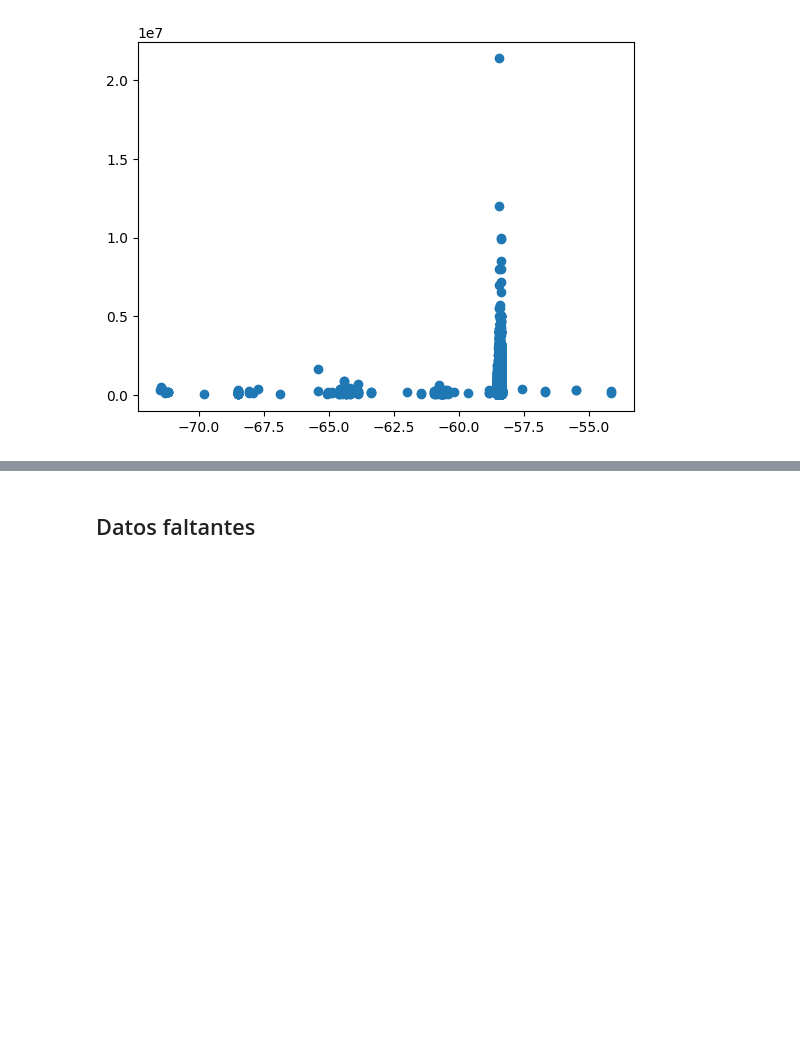
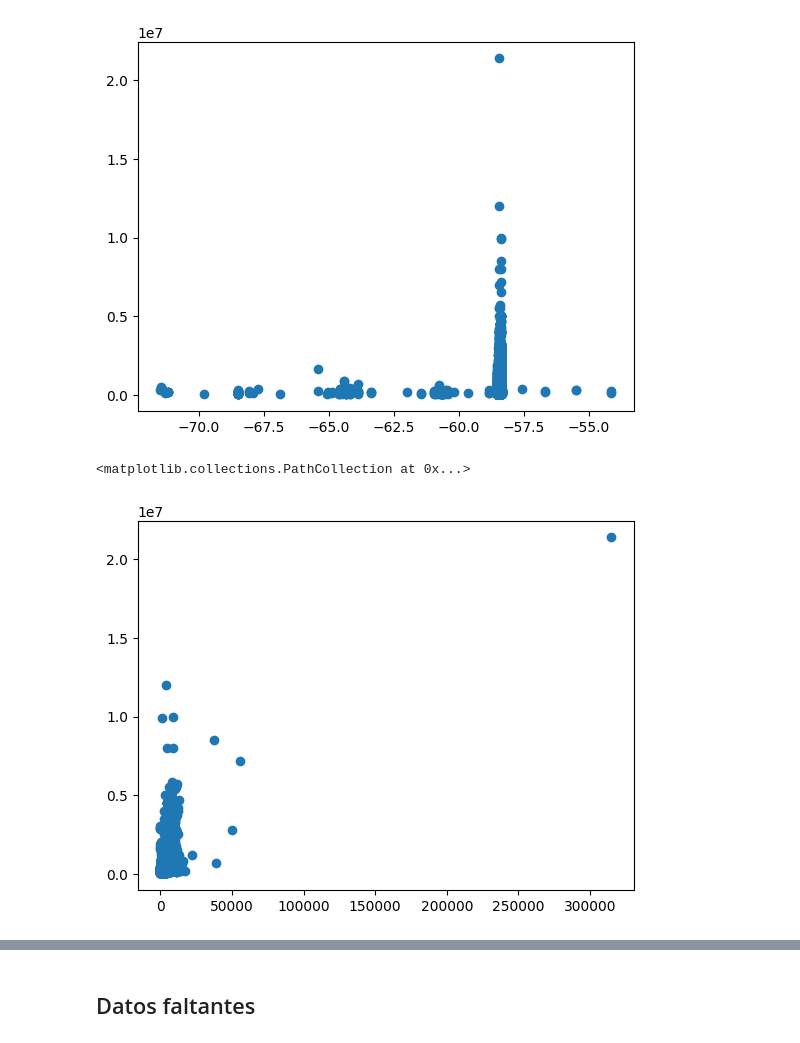
Before and after one commit to Taielmolina01/7506R-1C2024-GRUPO01, a Jupyter notebook: TP1/7506R_TP1_GRUPO01_ENTREGA.ipynb, the cells around one changed output, grey strips where cells are left out. Saved outputs shown, nothing was run; the diff lists cells and outputs as text; code cells hidden in the pictures; blank space fills up the shorter version.

```diff
--- a/TP1/7506R_TP1_GRUPO01_ENTREGA.ipynb
+++ b/TP1/7506R_TP1_GRUPO01_ENTREGA.ipynb
@@ -460,3 +460,11 @@ plt.scatter(df["longitud"], df["property_price"])
 # %% [output]
 <matplotlib.collections.PathCollection at 0x...>
 [figure]
+# %%
+df["price_for_m2_total"] = df["property_price"] / df["property_surface_total"]
+df["price_for_covered_m2"] = df["property_price"] / df["property_surface_covered"]
+# %%
+plt.scatter(df["price_for_m2_total"], df["property_price"])
+# %% [output]
+<matplotlib.collections.PathCollection at 0x...>
+[figure, added]
```
Also changed, not shown: parts of 1 cell of this notebook.
